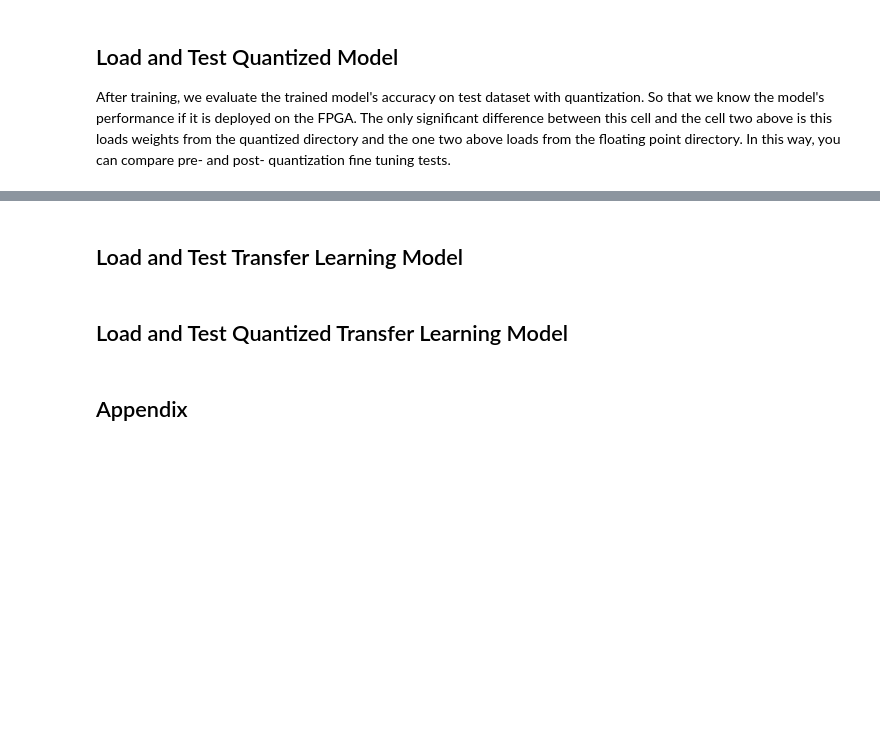
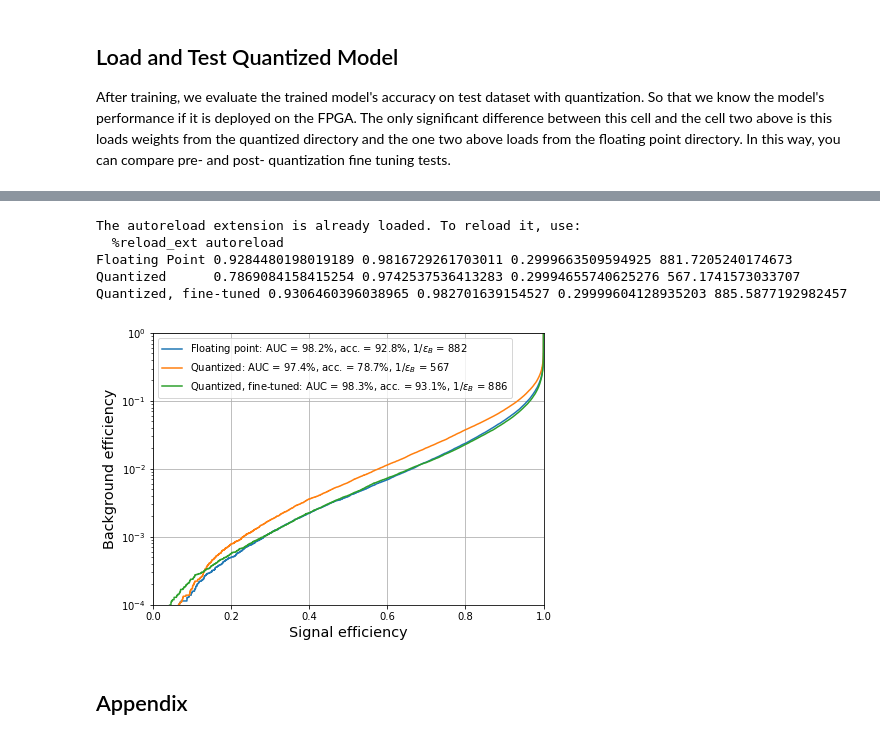
Before and after one commit to davidho27941/MachineLearningNotebooks, a Jupyter notebook: project-brainwave/project-brainwave-custom-weights-retrain-fulldataset.ipynb, the cells around one changed output, grey strips where cells are left out. Cells and saved outputs as stored; diff of their text form; code cells hidden in the pictures; blank space fills up the shorter version.

Commit message:
update for working quantized fine-tuning

```diff
--- a/project-brainwave/project-brainwave-custom-weights-retrain-fulldataset.ipynb
+++ b/project-brainwave/project-brainwave-custom-weights-retrain-fulldataset.ipynb
@@ -48,11 +32,10 @@ After you train your model in float32, you'll write the weights to a place on di
 # %%
 # These directories were chosen because they write the data to local disk, which will have the fastest access time
 # of our various storage options.
-custom_weights_dir = os.path.expanduser("../machinelearningnotebooks/weights-floatingpoint")
-custom_weights_dir_q = os.path.expanduser("../weights-quantized")
-custom_weights_dir_tl = os.path.expanduser("../weights-transferlearning-floatingpoint")
-saved_model_dir = os.path.expanduser("../machinelearningnotebooks/models")
-results_dir = os.path.expanduser("../results")
+custom_weights_dir = os.path.expanduser("../weights-floatingpoint-224x224-best/")
+custom_weights_dir_q = os.path.expanduser("../weights-quantized-224x224-v5-best/")
+saved_model_dir = os.path.expanduser("../machinelearningnotebooks/models/")
+results_dir = os.path.expanduser("../results-quantized-224x224-v5/")
 # %% [markdown]
 ## Prepare Data
 Load the files we are going to use for training and testing. The public Top dataset consists of image formatted data, but our data has been preprocessed into a raw form.
@@ -261,2 +183,0 @@ with sess.as_default():
-# %% [markdown]
-## Load and Test Transfer Learning Model
@@ -275,2 +183,0 @@ with sess.as_default():
-# %% [markdown]
-## Load and Test Quantized Transfer Learning Model
@@ -287,7 +184,14 @@ with sess.as_default():
 # %%
-from utils import save_results, plot_results
-save_results(results_dir, 't', test_labels, preds_test)
+%matplotlib inline
+from utils import plot_results
 plot_results(results_dir)
+# %% [output]
+The autoreload extension is already loaded. To reload it, use:
+  %reload_ext autoreload
+Floating Point 0.9284480198019189 0.9816729261703011 0.2999663509594925 881.7205240174673
+Quantized      0.7869084158415254 0.9742537536413283 0.29994655740625276 567.1741573033707
+Quantized, fine-tuned 0.9306460396038965 0.982701639154527 0.29999604128935203 885.5877192982457
+[figure, added]
 # %% [markdown]
 ## Appendix
 # %% [markdown]
```
Also changed, not shown: parts of 15 cells of this notebook, 2 other files.
